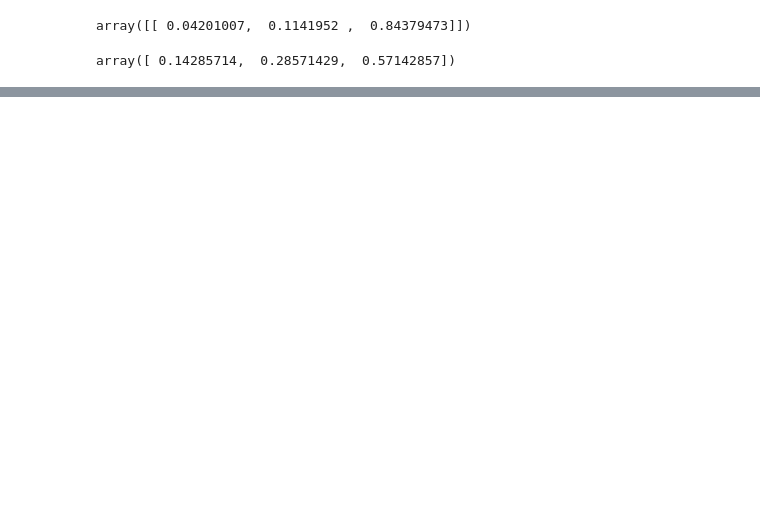
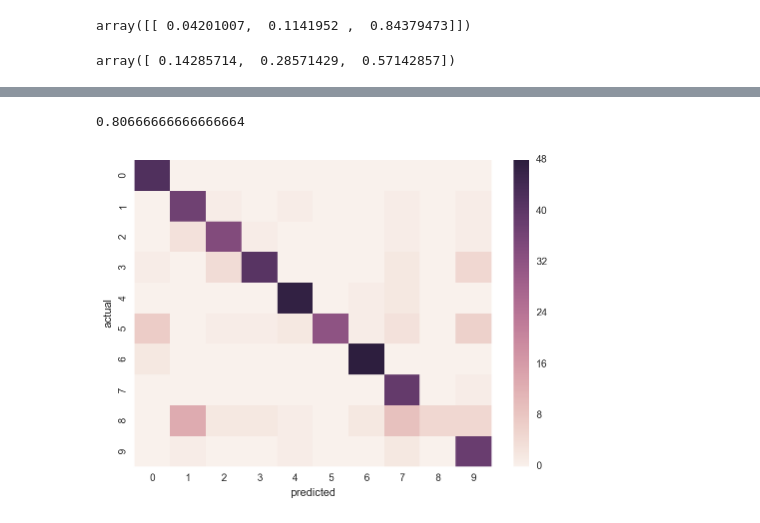
Before and after one commit to WhalerWatch/theano-ramblings, a Jupyter notebook: theano_tutorial.ipynb, the cells around one changed output, grey strips where cells are left out. Drawn from its saved outputs; the diff is of its cells as text; code cells hidden in the pictures; blank space fills up the shorter version.

Commit message:
Add single hidden layer example.

```diff
--- a/theano_tutorial.ipynb
+++ b/theano_tutorial.ipynb
@@ -287,0 +322,40 @@ clf.fit(Xtrain, ytrain, k)
+# %%
+N, d = Xtrain.shape
+h = 25 # number of hidden units
+k = ytrain.shape[1] # number of classes
+alpha = 0.01 # regularization coefficient
+lrate = 0.1 # learning rate
+sigma = 0.1 # spread of random initial weights
+# %%
+X = T.dmatrix('X')
+Y = T.imatrix('y')
+
+# randomly initialize biases and weights
+b1 = shared(sigma*randn(), 'b1')
+b2 = shared(sigma*randn(), 'b2')
+Theta1 = shared(sigma*randn(d, h), 'Theta1')
+Theta2 = shared(sigma*randn(h, k), 'Theta2')
+
+params = [Theta1, b1, Theta2, b2]
+
+g = lambda z: 1/(1 + T.exp(-z)) #  logistic activation function
+
+A1 = X
+A2 = g(T.dot(A1, Theta1) + b1) # (N, d) x (d, h) -> (N, h)
+A3 = g(T.dot(A2, Theta2) + b2) # (N, h) x (h, k) -> (N, k)
+H = A3
+
+# L2 regularization penalty
+L2reg = (Theta1**2).sum() + (Theta2**2).sum()
+
+cost = -T.mean(Y*T.log(H) + (1-Y)*T.log(1-H)) + alpha*L2reg
+
+gradients = T.grad(cost, params)
+updates = [(p, p - lrate*gp) for p, gp in zip(params, gradients)]
+
+train = function([X, Y], cost,
+                 updates=updates,
+                 allow_input_downcast=True)
+
+y_pred = T.argmax(H, axis=1)
+predict = function([X], y_pred, allow_input_downcast=True)
@@ -287,0 +378,10 @@ clf.fit(Xtrain, ytrain, k)
+# %%
+(predict(Xtest) == ytest).mean()
+# %% [output]
+0.80666666666666664
+# %%
+sns.heatmap(confusion_matrix(ytest, predict(Xtest)))
+plt.xlabel('predicted')
+plt.ylabel('actual');
+# %% [output]
+[figure, added]
```
Also changed, not shown: parts of 17 cells of this notebook.
